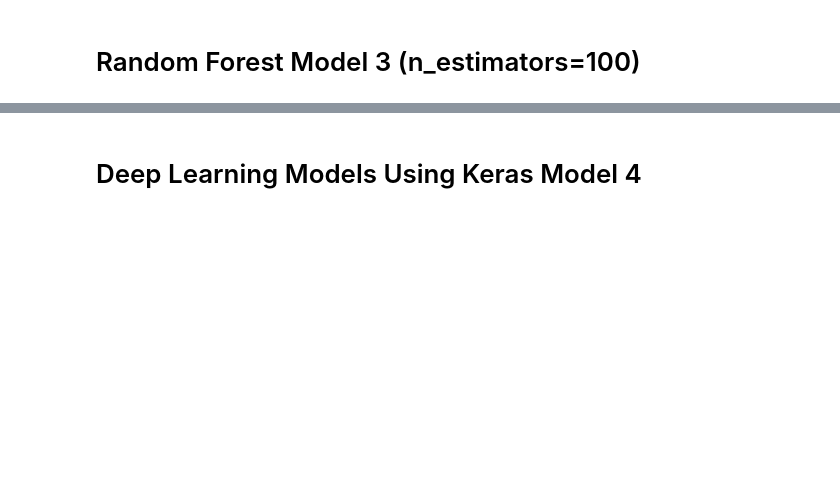
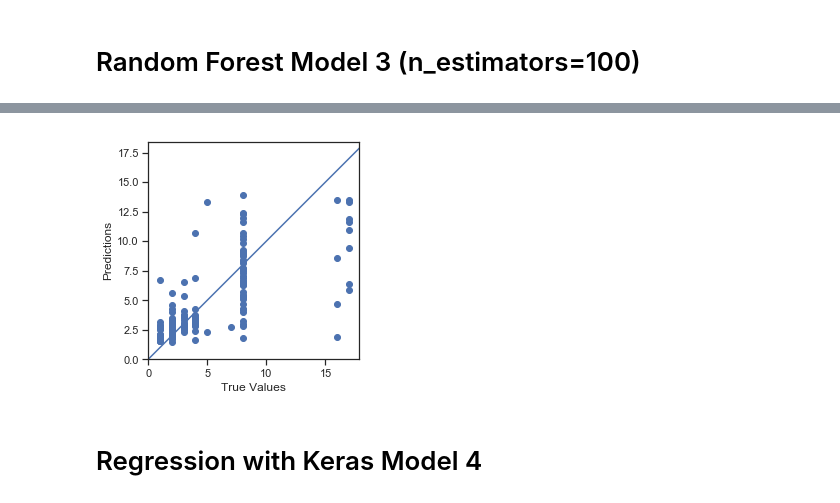
Before and after one commit to lsunl/project-LA, a Jupyter notebook: Regression Tutorial/Machine Learning Regression Tutorial .ipynb, the cells around one changed output, grey strips where cells are left out. Cells and saved outputs as stored; diff of their text form; code cells hidden in the pictures; blank space fills up the shorter version.

```diff
--- a/Regression Tutorial/Machine Learning Regression Tutorial .ipynb
+++ b/Regression Tutorial/Machine Learning Regression Tutorial .ipynb
@@ -303,6 +383,3 @@ _ = plt.plot([-100, 100], [-100, 100])
 # %% [markdown]
 # Random Forest Model 3 (n_estimators=100)
-# %%
-from sklearn.ensemble import RandomForestClassifier
-model3= RandomForestClassifier(n_estimators=100)
 # %%
@@ -321,12 +400,14 @@ print(f"R-squared (R2 ): {r2}")
 # %%
 #Plot true values to predictions
-plt.scatter(y_test, y_predicted)
+plt.scatter(yn_test, yn3_predicted)
 plt.xlabel('True Values')
 plt.ylabel('Predictions')
 plt.axis('equal')
 plt.axis('square')
 plt.xlim([0,plt.xlim()[1]])
 plt.ylim([0,plt.ylim()[1]])
 _ = plt.plot([-100, 100], [-100, 100])
+# %% [output]
+[figure, added]
 # %% [markdown]
-# Deep Learning Models Using Keras Model 4
+# Regression with Keras Model 4
```
Also changed, not shown: parts of 34 cells of this notebook, 1 other file.
